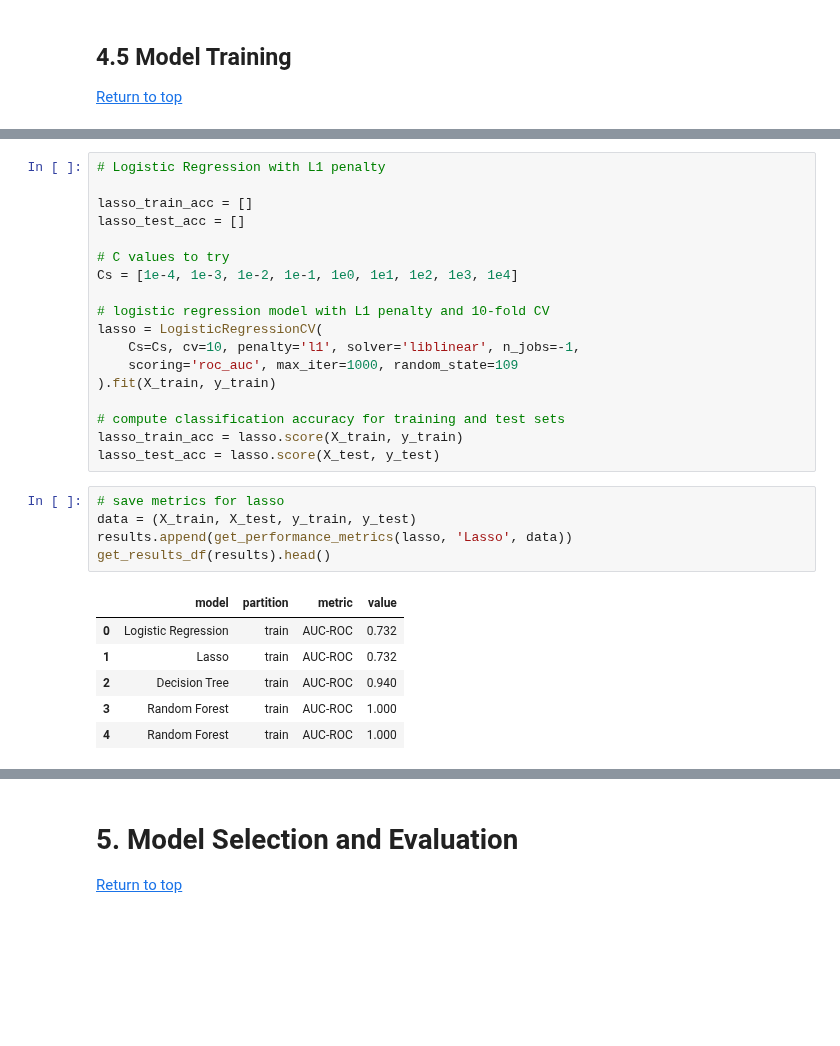
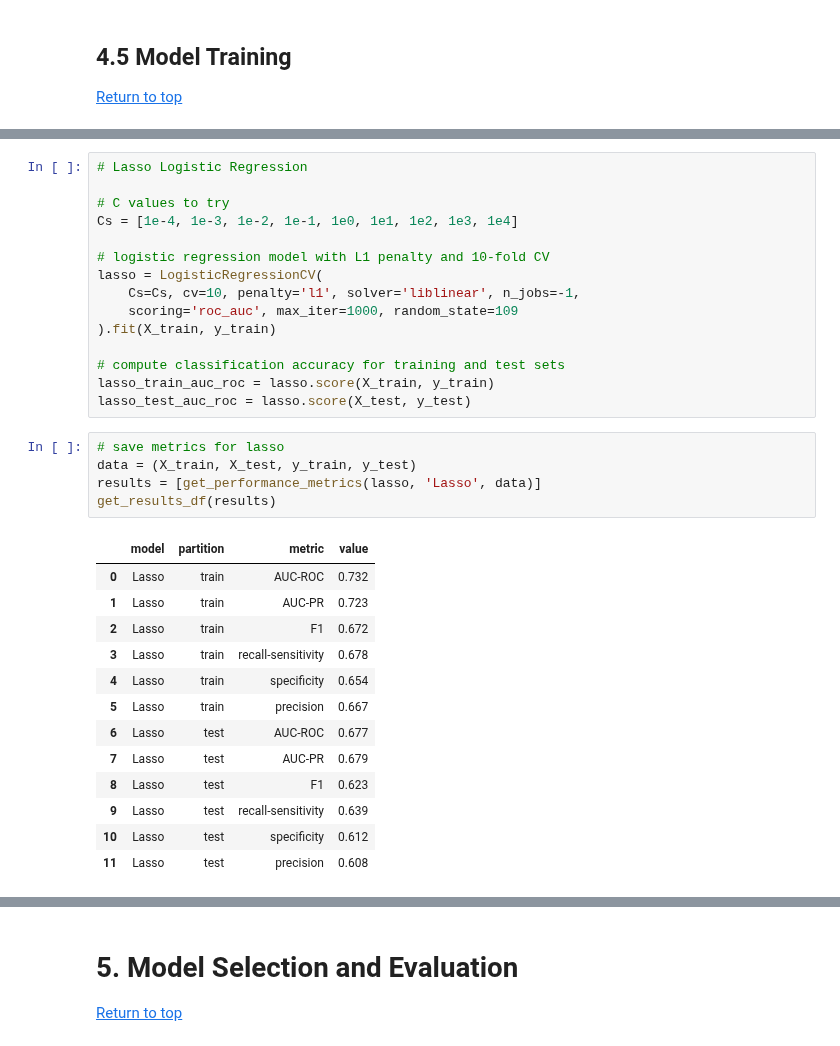
Before and after one commit to stevenworthington/cs109a_final_project, a Jupyter notebook: code/cs109a_final_report.ipynb, the cells around one changed output, grey strips where cells are left out. Cells and saved outputs as stored; diff of their text form; blank space fills up the shorter version.

Commit message:
model training and evaluation pipeline

```diff
--- a/code/cs109a_final_report.ipynb
+++ b/code/cs109a_final_report.ipynb
@@ -426,8 +404,5 @@ get_results_df(results)
 # %%
-# Logistic Regression with L1 penalty
-
-lasso_train_acc = []
-lasso_test_acc = []
+# Lasso Logistic Regression
 
 # C values to try
 Cs = [1e-4, 1e-3, 1e-2, 1e-1, 1e0, 1e1, 1e2, 1e3, 1e4]
@@ -439,18 +414,25 @@ lasso = LogisticRegressionCV(
 ).fit(X_train, y_train)
 
 # compute classification accuracy for training and test sets
-lasso_train_acc = lasso.score(X_train, y_train)
-lasso_test_acc = lasso.score(X_test, y_test)
+lasso_train_auc_roc = lasso.score(X_train, y_train)
+lasso_test_auc_roc = lasso.score(X_test, y_test)
 # %%
 # save metrics for lasso
 data = (X_train, X_test, y_train, y_test)
-results.append(get_performance_metrics(lasso, 'Lasso', data))
-get_results_df(results).head()
+results = [get_performance_metrics(lasso, 'Lasso', data)]
+get_results_df(results)
 # %% [output]
 |  | model | partition | metric | value |
-| 0 | Logistic Regression | train | AUC-ROC | 0.732 |
-| 1 | Lasso | train | AUC-ROC | 0.732 |
-| 2 | Decision Tree | train | AUC-ROC | 0.940 |
-| 3 | Random Forest | train | AUC-ROC | 1.000 |
-| 4 | Random Forest | train | AUC-ROC | 1.000 |
+| 0 | Lasso | train | AUC-ROC | 0.732 |
+| 1 | Lasso | train | AUC-PR | 0.723 |
+| 2 | Lasso | train | F1 | 0.672 |
+| 3 | Lasso | train | recall-sensitivity | 0.678 |
+| 4 | Lasso | train | specificity | 0.654 |
+| 5 | Lasso | train | precision | 0.667 |
+| 6 | Lasso | test | AUC-ROC | 0.677 |
+| 7 | Lasso | test | AUC-PR | 0.679 |
+| 8 | Lasso | test | F1 | 0.623 |
+| 9 | Lasso | test | recall-sensitivity | 0.639 |
+| 10 | Lasso | test | specificity | 0.612 |
+| 11 | Lasso | test | precision | 0.608 |
 # %%
```
Also changed, not shown: parts of 14 cells of this notebook, 1 other file.
